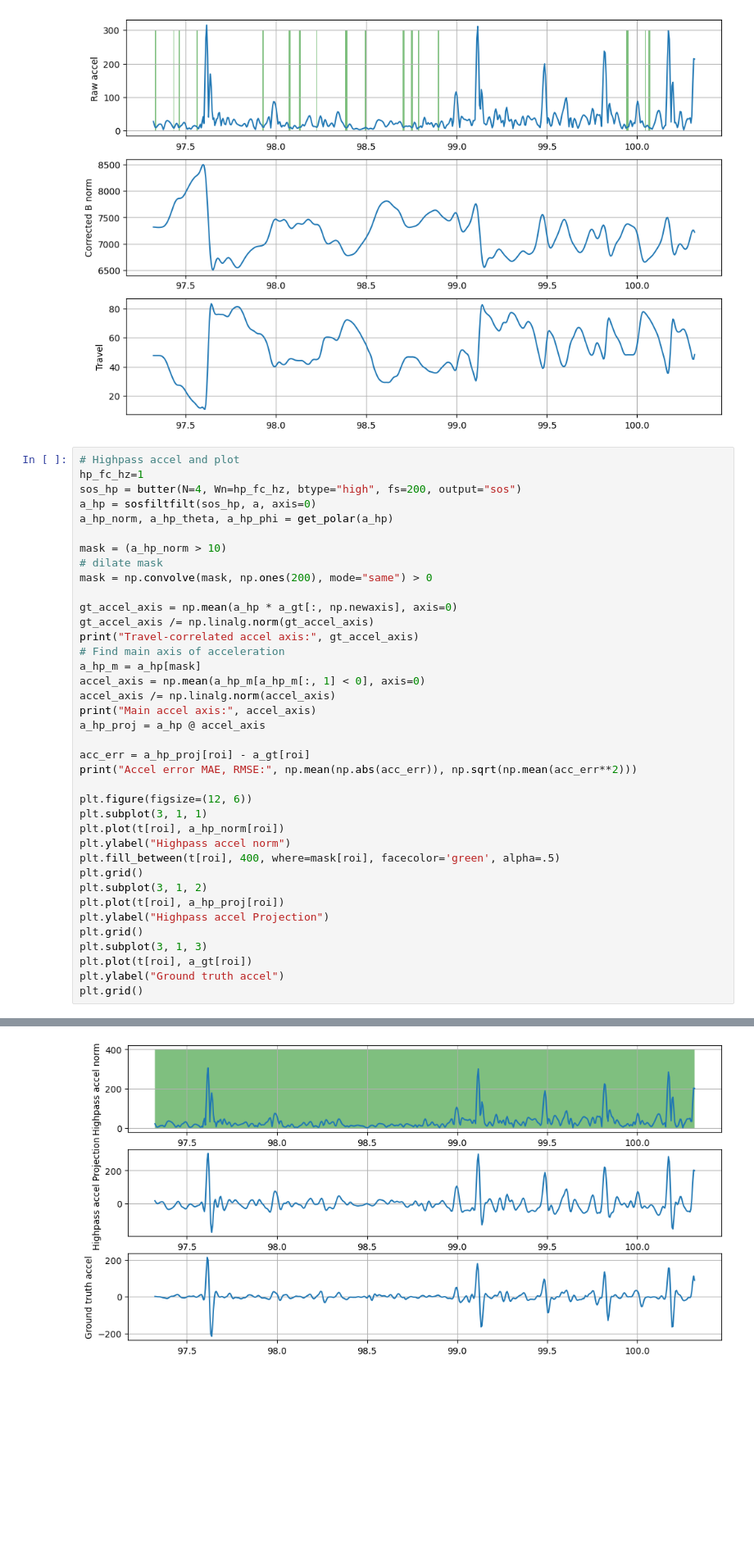
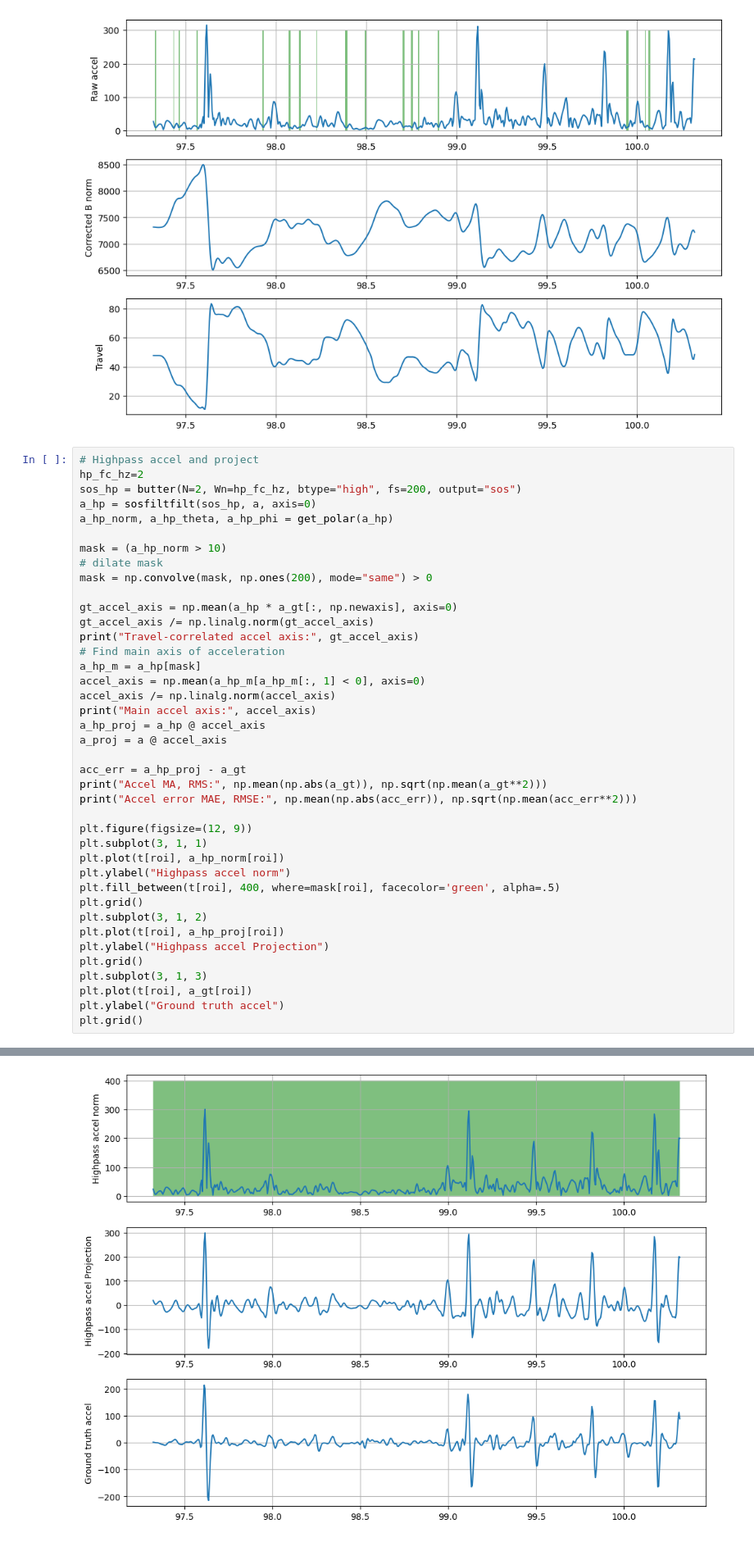
Before and after one commit to colinpate/sus, a Jupyter notebook: notebooks/rear_sus.ipynb, the cells around one changed output, grey strips where cells are left out. Shown at 82% size. Cells and saved outputs as stored; diff of their text form; blank space fills up the shorter version.

```diff
--- a/notebooks/rear_sus.ipynb
+++ b/notebooks/rear_sus.ipynb
@@ -132,9 +133,9 @@ plt.grid()
 # %% [output]
 [figure]
 # %%
-# Highpass accel and plot
-hp_fc_hz=1
-sos_hp = butter(N=4, Wn=hp_fc_hz, btype="high", fs=200, output="sos")
+# Highpass accel and project
+hp_fc_hz=2
+sos_hp = butter(N=2, Wn=hp_fc_hz, btype="high", fs=200, output="sos")
 a_hp = sosfiltfilt(sos_hp, a, axis=0)
 a_hp_norm, a_hp_theta, a_hp_phi = get_polar(a_hp)
 
@@ -151,11 +152,13 @@ accel_axis = np.mean(a_hp_m[a_hp_m[:, 1] < 0], axis=0)
 accel_axis /= np.linalg.norm(accel_axis)
 print("Main accel axis:", accel_axis)
 a_hp_proj = a_hp @ accel_axis
+a_proj = a @ accel_axis
 
-acc_err = a_hp_proj[roi] - a_gt[roi]
+acc_err = a_hp_proj - a_gt
+print("Accel MA, RMS:", np.mean(np.abs(a_gt)), np.sqrt(np.mean(a_gt**2)))
 print("Accel error MAE, RMSE:", np.mean(np.abs(acc_err)), np.sqrt(np.mean(acc_err**2)))
 
-plt.figure(figsize=(12, 6))
+plt.figure(figsize=(12, 9))
 plt.subplot(3, 1, 1)
 plt.plot(t[roi], a_hp_norm[roi])
 plt.ylabel("Highpass accel norm")
@@ -176 +180 @@ Accel error MAE, RMSE: 23.040583670145647 33.04931061954739
-[figure, old version]
+[figure, new version]
```
Also changed, not shown: parts of 18 cells of this notebook.
